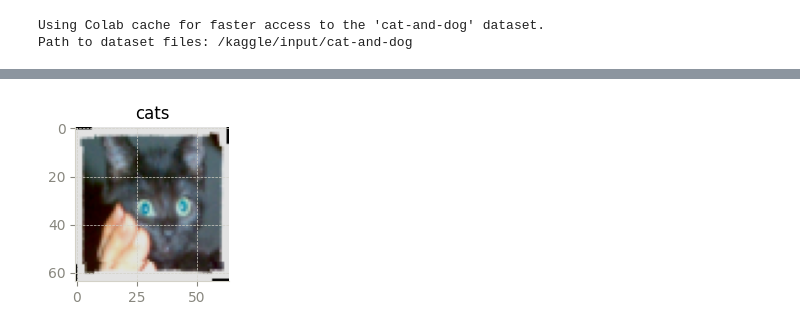
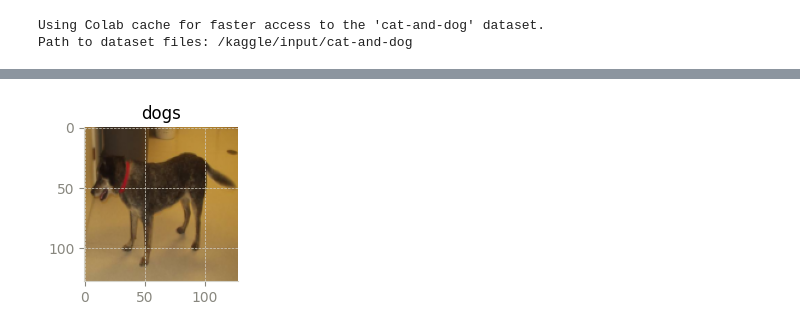
Before and after one commit to Rifath-Mahmud/CVPR, a Jupyter notebook: catdog_cnn.ipynb, the cells around one changed output, grey strips where cells are left out. Saved outputs shown, nothing was run; the diff lists cells and outputs as text; code cells hidden in the pictures.

```diff
--- a/catdog_cnn.ipynb
+++ b/catdog_cnn.ipynb
@@ -20,8 +20,9 @@ Using Colab cache for faster access to the 'cat-and-dog' dataset.
 Path to dataset files: /kaggle/input/cat-and-dog
 # %%
 import torchvision.transforms as transforms
+size = 128
 train_transform = transforms.Compose([
-    transforms.Resize((64, 64)),        # resize to model input size
+    transforms.Resize((size, size)),        # resize to model input size
     transforms.RandomHorizontalFlip(),    # horizontal flip augmentation
     transforms.RandomRotation(15),        # rotate ±15 degrees
     transforms.ColorJitter(brightness=0.2, contrast=0.2, saturation=0.2),
@@ -29,11 +30,11 @@ train_transform = transforms.Compose([
 ])
 
 val_transform = transforms.Compose([
-    transforms.Resize((64, 64)),
+    transforms.Resize((size, size)),
     transforms.ToTensor(),
 ])
 
-train_folder = '/kaggle/input/cat-and-dog/test_set/test_set'
+train_folder = '/kaggle/input/cat-and-dog/training_set/training_set'
 test_folder = '/kaggle/input/cat-and-dog/test_set/test_set'
 
 train_data = datasets.ImageFolder(train_folder,transform = train_transform)
@@ -260,11 +291,13 @@ plt.show()
 # %%
-ix = torch.randint(0,1000,())
-img = train_data[ix][0].unsqueeze(0).to(device)
-np_output = model(img).cpu().detach().numpy()
-pred = np.exp(np_output)/np.sum(np.exp(np_output))
-plt.figure(figsize=(2,2))
-plt.imshow(img.squeeze(0).permute(1,2,0).cpu().detach().numpy())
-plt.title(train_data.classes[pred[0].argmax()])
-plt.show()
+model.eval()
+with torch.no_grad():
+  ix = torch.randint(0,len(test_data),())
+  img = test_data[ix][0].unsqueeze(0).to(device)
+  np_output = model(img).cpu().detach().numpy()
+  pred = np.exp(np_output)/np.sum(np.exp(np_output))
+  plt.figure(figsize=(2,2))
+  plt.imshow(img.squeeze(0).permute(1,2,0).cpu().detach().numpy())
+  plt.title(train_data.classes[pred[0].argmax()])
+  plt.show()
 # %% [output]
-[figure, old version]
+[figure, new version]
```
Also changed, not shown: parts of 7 cells of this notebook.
